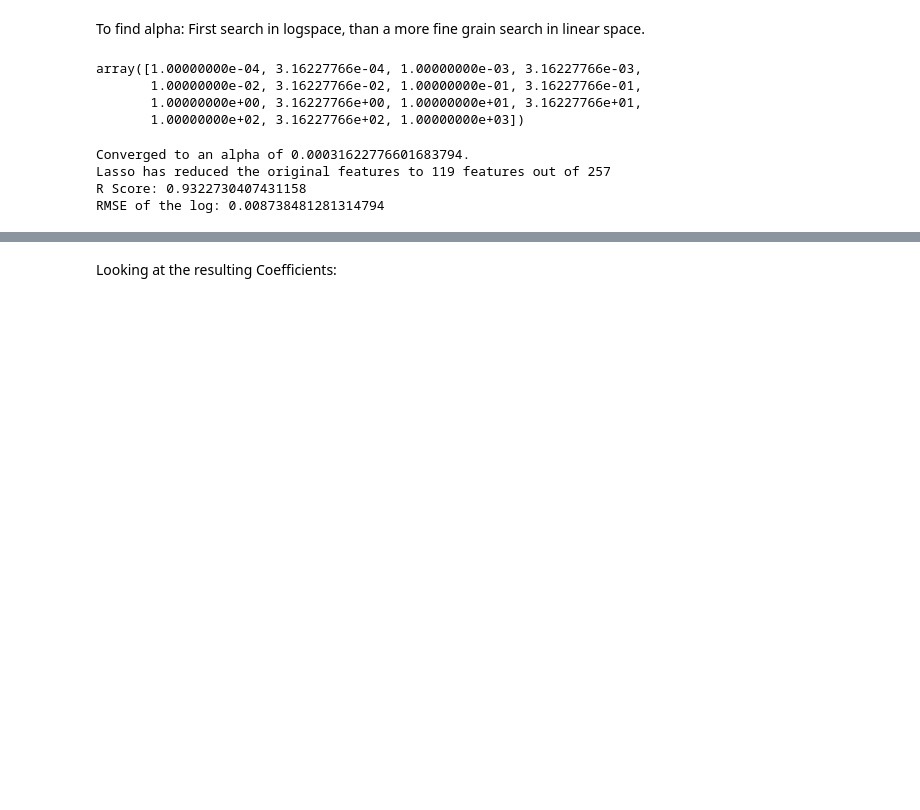
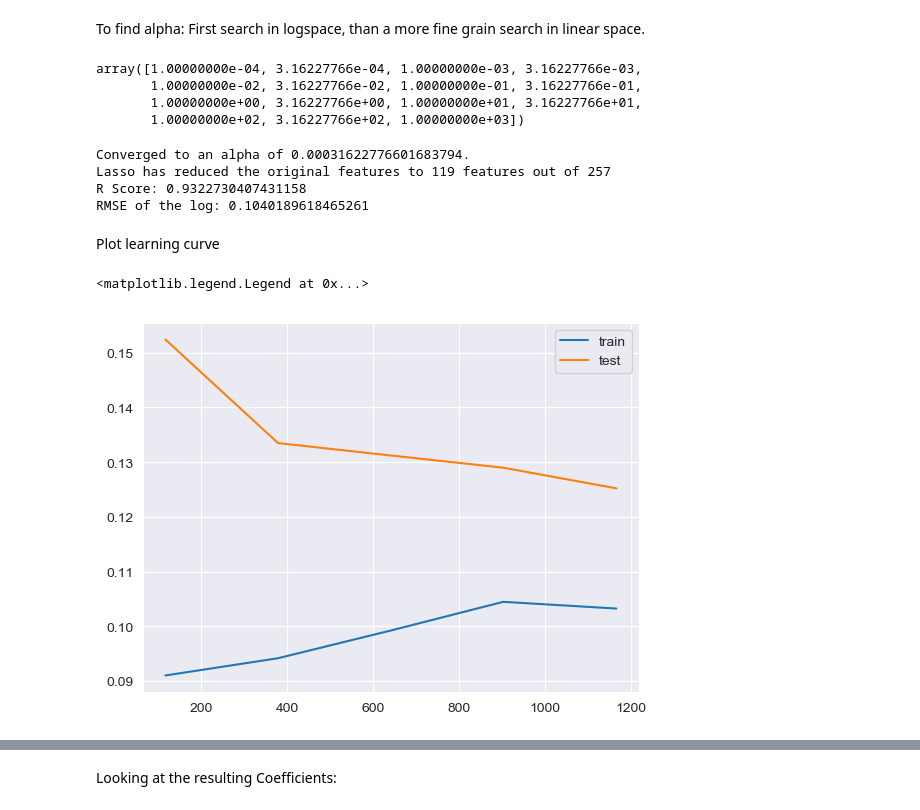
Before and after one commit to MIvanov1216/Ames-housing-prices-analysis, a Jupyter notebook: Housing Prices for Git.ipynb, the cells around one changed output, grey strips where cells are left out. Drawn from its saved outputs; the diff is of its cells as text; code cells hidden in the pictures; blank space fills up the shorter version.

```diff
--- a/Housing Prices for Git.ipynb
+++ b/Housing Prices for Git.ipynb
@@ -435,10 +442,12 @@ print('Lasso has reduced the original features to ' + str(sum(lasso.coef_!=0)) +
       ' features out of ' + str(len(lasso.coef_)))
 y_pred=lasso.predict(X)
 print('R Score: '+str(lasso.score(X,y)))
-print('RMSE of the log: ' + str(np.sqrt(metrics.mean_squared_error(np.log(y),
-                        np.log(y_pred)))))
+print('RMSE of the log: ' + str(np.sqrt(metrics.mean_squared_error(y,
+                        y_pred))))
 # %% [output]
 Converged to an alpha of 0.00031622776601683794.
 Lasso has reduced the original features to 119 features out of 257
 R Score: 0.9322730407431158
-RMSE of the log: 0.008738481281314794
+RMSE of the log: 0.1040189618465261
+# %% [markdown]
+Plot learning curve
@@ -444,0 +456,18 @@ RMSE of the log: 0.008738481281314794
+# %%
+def RMSE(estimator,X,y):
+    y_pred=estimator.predict(X)
+    err=np.sqrt(metrics.mean_squared_error(y,
+                        y_pred))
+    return err
+# %%
+iter, train_scores, crossval_scores = learning_curve(lasso,X,y,cv=5,scoring=RMSE)
+
+train_scores_mean=train_scores.mean(axis=1)
+crossval_scores_mean=crossval_scores.mean(axis=1)
+
+sns.lineplot(x=iter,y=train_scores_mean)
+sns.lineplot(x=iter,y=test_scores_mean)
+plt.legend(['train','test'])
+# %% [output]
+<matplotlib.legend.Legend at 0x...>
+[figure, added]
```
Also changed, not shown: parts of 12 cells of this notebook.
